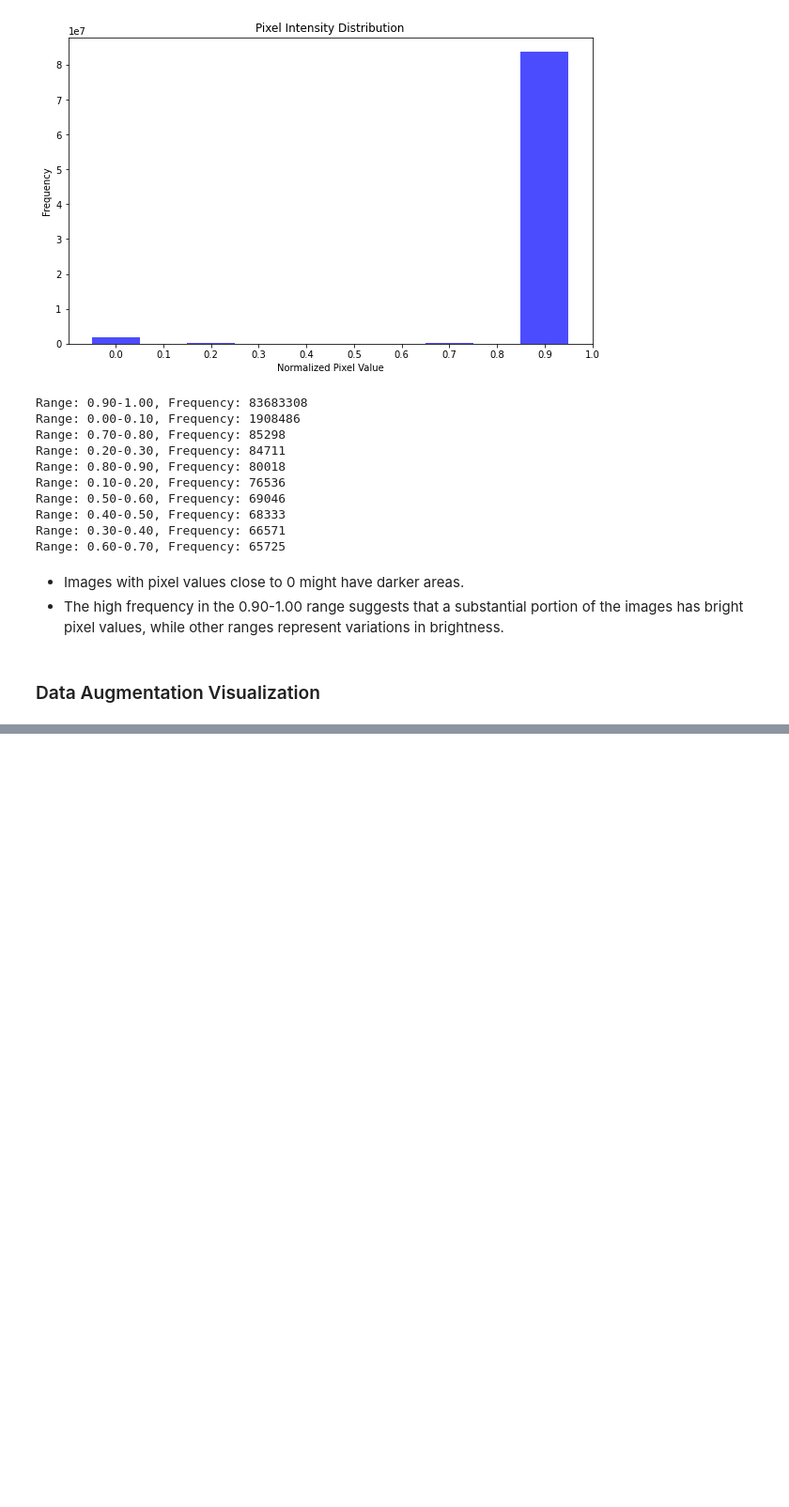
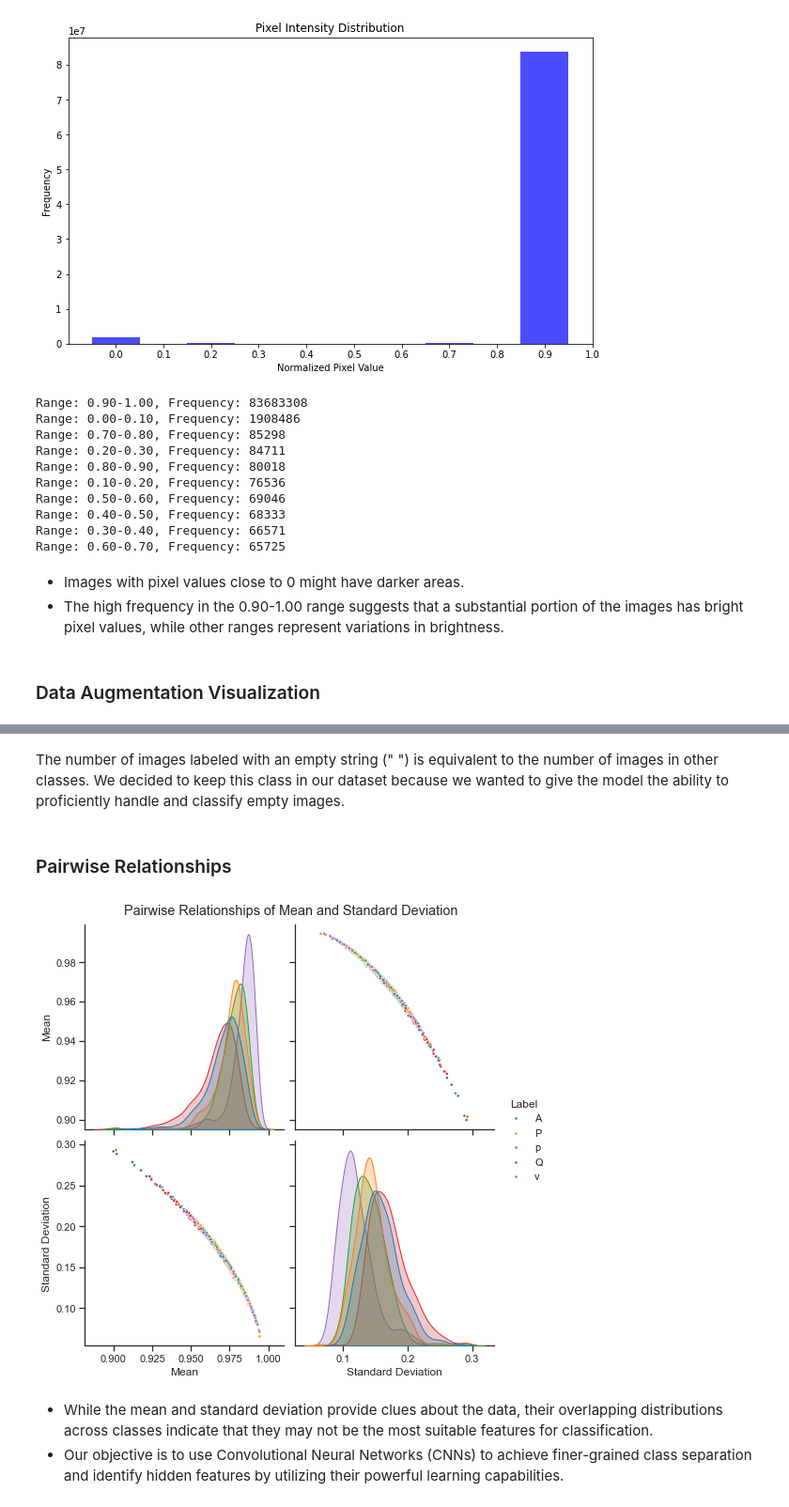
Before and after one commit to beyzanurkeskin/Handwritten-Letter-and-Person-Recognition-Project, a Jupyter notebook: Dataset/EDA.ipynb, the cells around one changed output, grey strips where cells are left out. Shown: that part at 94% size. Drawn from its saved outputs; the diff is of its cells as text; code cells hidden in the pictures; blank space fills up the shorter version.

```diff
--- a/Dataset/EDA.ipynb
+++ b/Dataset/EDA.ipynb
@@ -247,0 +308,28 @@ plt.show()
+# %% [markdown]
+The number of images labeled with an empty string (" ") is equivalent to the number of images in other classes. We decided to keep this class in our dataset because we wanted to give the model the ability to proficiently handle and classify empty images.
+# %% [markdown]
+### Pairwise Relationships
+# %%
+# Calculate mean and standard deviation for each image
+descriptive_stats = np.array([(np.mean(img), np.std(img)) for img in images])
+
+# Create a DataFrame with columns 'Mean', 'Standard Deviation', and 'Label'
+pairwise_df = pd.DataFrame(descriptive_stats, columns=['Mean', 'Standard Deviation'])
+pairwise_df['Label'] = labels
+
+# Pairwise Relationships with Limited Classes and Color Palette
+
+# Select a subset of classes (e.g., 5 most frequent classes)
+selected_classes = pairwise_df['Label'].value_counts().nlargest(5).index
+subset_df = pairwise_df[pairwise_df['Label'].isin(selected_classes)]
+
+# Create a pair plot using seaborn with a color palette
+pair_plot = sns.pairplot(subset_df, hue='Label', palette='tab10', markers='.', height=3.5)
+pair_plot.fig.suptitle('Pairwise Relationships of Mean and Standard Deviation', y=1.02)
+
+plt.show()
+# %% [output]
+[figure, added]
+# %% [markdown]
+* While the mean and standard deviation provide clues about the data, their overlapping distributions across classes indicate that they may not be the most suitable features for classification.
+* Our objective is to use Convolutional Neural Networks (CNNs) to achieve finer-grained class separation and identify hidden features by utilizing their powerful learning capabilities.
```
Also changed, not shown: parts of 13 cells of this notebook.
